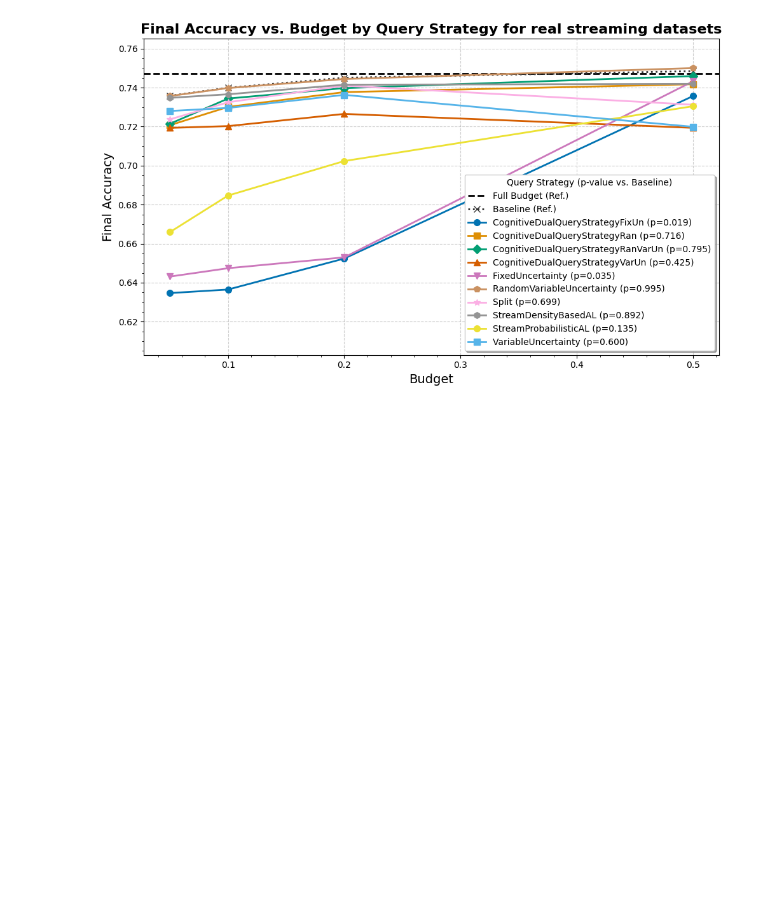
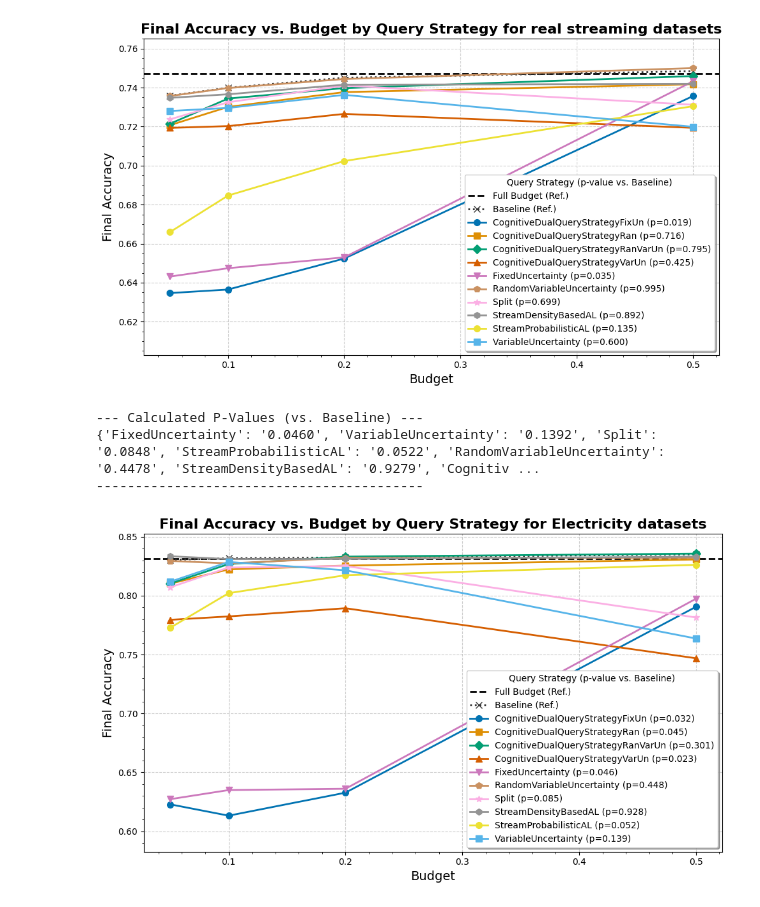
Before and after one commit to gschacon/masters_active_learning, a Jupyter notebook: notebooks/results_exploration.ipynb, the cells around one changed output. Cells and saved outputs as stored; diff of their text form; code cells hidden in the pictures; blank space fills up the shorter version.

Commit message:
add graph for elec dataset

```diff
--- a/notebooks/results_exploration.ipynb
+++ b/notebooks/results_exploration.ipynb
@@ -573,3 +666,12 @@ plot_accuracy_vs_budget(df_real_moa_new, calculate_p_values(df_real_moa_new), 'r
 {'FixedUncertainty': '0.0347', 'VariableUncertainty': '0.6004', 'Split': '0.6990', 'StreamProbabilisticAL': '0.1350', 'RandomVariableUncertainty': '0.9951', 'StreamDensityBasedAL': '0.8915', 'Cognitiv ...
 ------------------------------------------
 [figure]
+# %%
+df_elec = df_real_moa_new[df_real_moa_new['dataset'] == 'elecNormNew.csv']
+# %%
+plot_accuracy_vs_budget(df_elec, calculate_p_values(df_elec), 'Electricity')
+# %% [output]
+--- Calculated P-Values (vs. Baseline) ---
+{'FixedUncertainty': '0.0460', 'VariableUncertainty': '0.1392', 'Split': '0.0848', 'StreamProbabilisticAL': '0.0522', 'RandomVariableUncertainty': '0.4478', 'StreamDensityBasedAL': '0.9279', 'Cognitiv ...
+------------------------------------------
+[figure, added]
```
Also changed, not shown: parts of 4 cells of this notebook.
